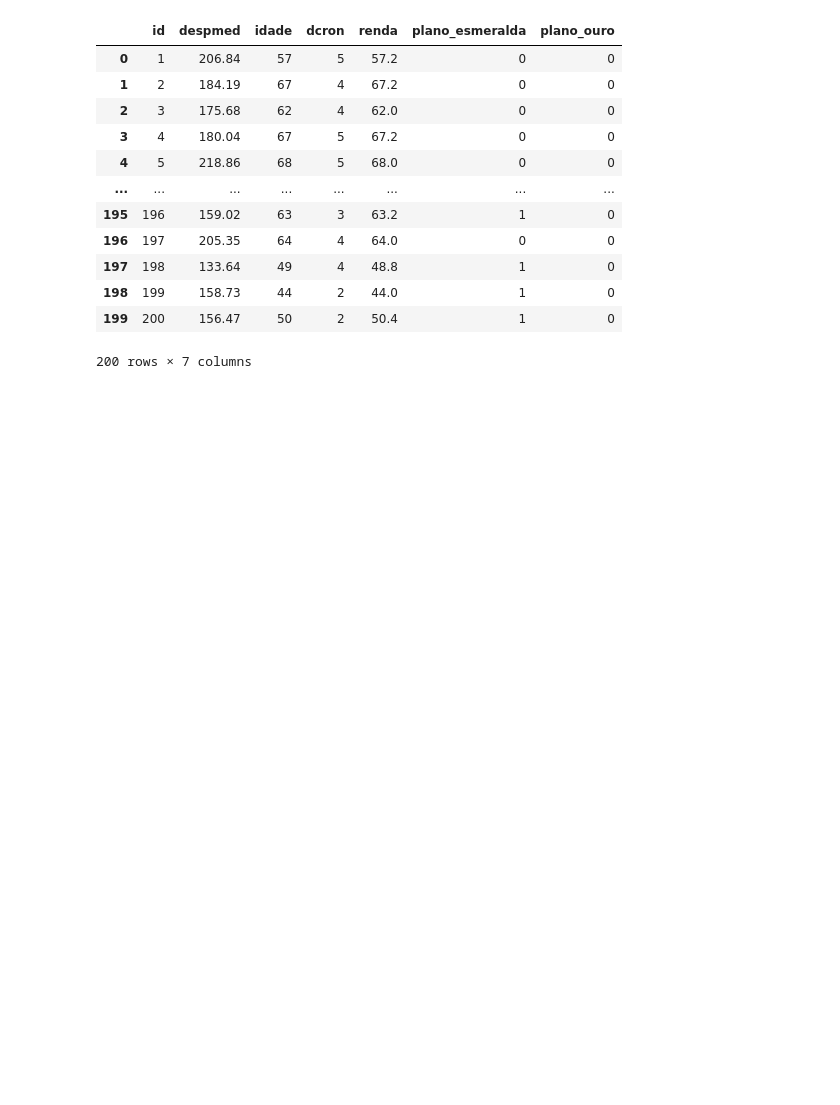
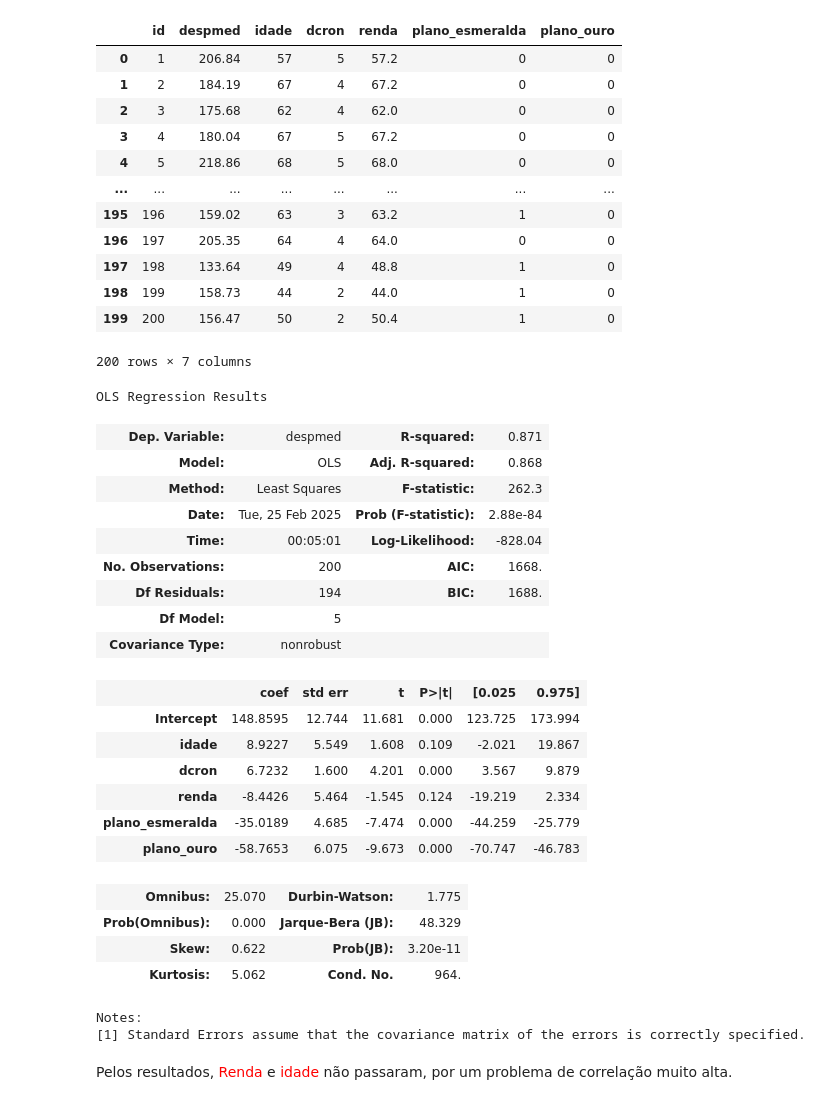
Before and after one commit to DavideDaSilva/Data-Science, a Jupyter notebook: Supervised Machine Learning/Análise de Regressao Simples e Multipla/Regressao Nao Linear Multipla Com Dummies - Plano de Saude/PlanoDeSaude.ipynb, the cells around one changed output. Cells and saved outputs as stored; diff of their text form; code cells hidden in the pictures; blank space fills up the shorter version.

Commit message:
#4-Estimação do modelo

```diff
--- a/Supervised Machine Learning/Análise de Regressao Simples e Multipla/Regressao Nao Linear Multipla Com Dummies - Plano de Saude/PlanoDeSaude.ipynb
+++ b/Supervised Machine Learning/Análise de Regressao Simples e Multipla/Regressao Nao Linear Multipla Com Dummies - Plano de Saude/PlanoDeSaude.ipynb
@@ -145,3 +145,46 @@ df_planosaude_dummies
 | 198 | 199 | 158.73 | 44 | 2 | 44.0 | 1 | 0 |
 | 199 | 200 | 156.47 | 50 | 2 | 50.4 | 1 | 0 |
 200 rows × 7 columns
+# %%
+# Estimação do modelo de regressão múltipla com n-1 dummies
+
+# Definição da fórmula utilizada no modelo
+lista_colunas = list(df_planosaude_dummies.drop(columns=['id',
+                                                         'despmed']).columns)
+
+
+formula_dummies_modelo = ' + '.join(lista_colunas)
+formula_dummies_modelo = "despmed ~ " + formula_dummies_modelo
+
+# Estimação
+modelo_planosaude = sm.OLS.from_formula(formula_dummies_modelo,
+                                        df_planosaude_dummies).fit()
+
+# Parâmetros do modelo
+modelo_planosaude.summary()
+# %% [output]
+OLS Regression Results
+| Dep. Variable: | despmed | R-squared: | 0.871 |
+| Model: | OLS | Adj. R-squared: | 0.868 |
+| Method: | Least Squares | F-statistic: | 262.3 |
+| Date: | Tue, 25 Feb 2025 | Prob (F-statistic): | 2.88e-84 |
+| Time: | 00:05:01 | Log-Likelihood: | -828.04 |
+| No. Observations: | 200 | AIC: | 1668. |
+| Df Residuals: | 194 | BIC: | 1688. |
+| Df Model: | 5 |  |  |
+| Covariance Type: | nonrobust |  |  |
+|  | coef | std err | t | P>|t| | [0.025 | 0.975] |
+| Intercept | 148.8595 | 12.744 | 11.681 | 0.000 | 123.725 | 173.994 |
+| idade | 8.9227 | 5.549 | 1.608 | 0.109 | -2.021 | 19.867 |
+| dcron | 6.7232 | 1.600 | 4.201 | 0.000 | 3.567 | 9.879 |
+| renda | -8.4426 | 5.464 | -1.545 | 0.124 | -19.219 | 2.334 |
+| plano_esmeralda | -35.0189 | 4.685 | -7.474 | 0.000 | -44.259 | -25.779 |
+| plano_ouro | -58.7653 | 6.075 | -9.673 | 0.000 | -70.747 | -46.783 |
+| Omnibus: | 25.070 | Durbin-Watson: | 1.775 |
+| Prob(Omnibus): | 0.000 | Jarque-Bera (JB): | 48.329 |
+| Skew: | 0.622 | Prob(JB): | 3.20e-11 |
+| Kurtosis: | 5.062 | Cond. No. | 964. |
+Notes:
+[1] Standard Errors assume that the covariance matrix of the errors is correctly specified.
+# %% [markdown]
+Pelos resultados, <span style="color:red;">Renda</span> e <span style="color:red;">idade</span> não passaram, por um problema de correlação muito alta.
```
